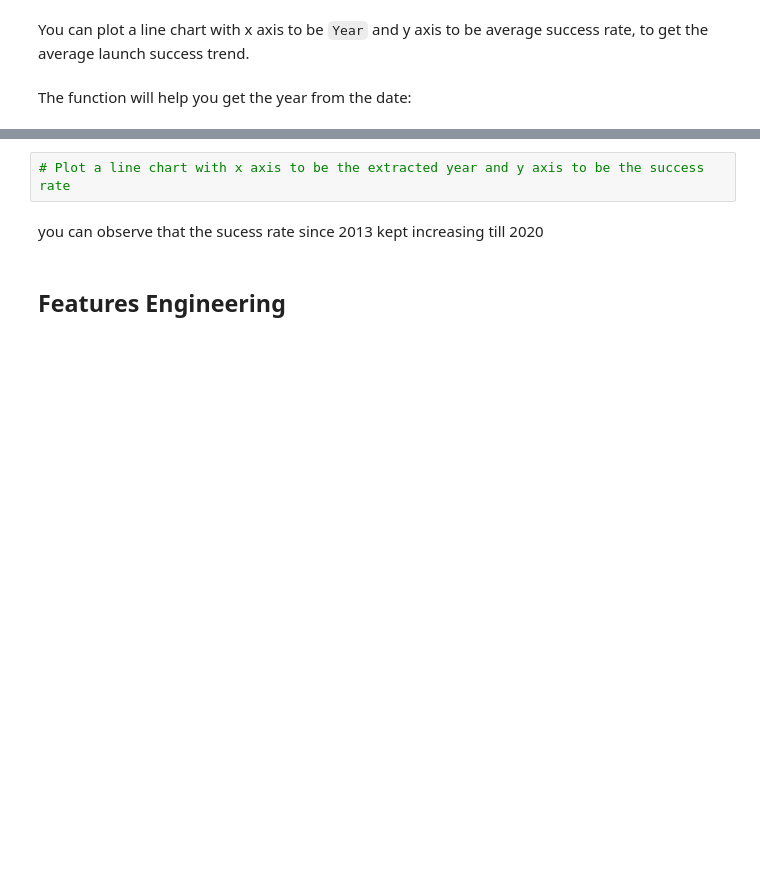
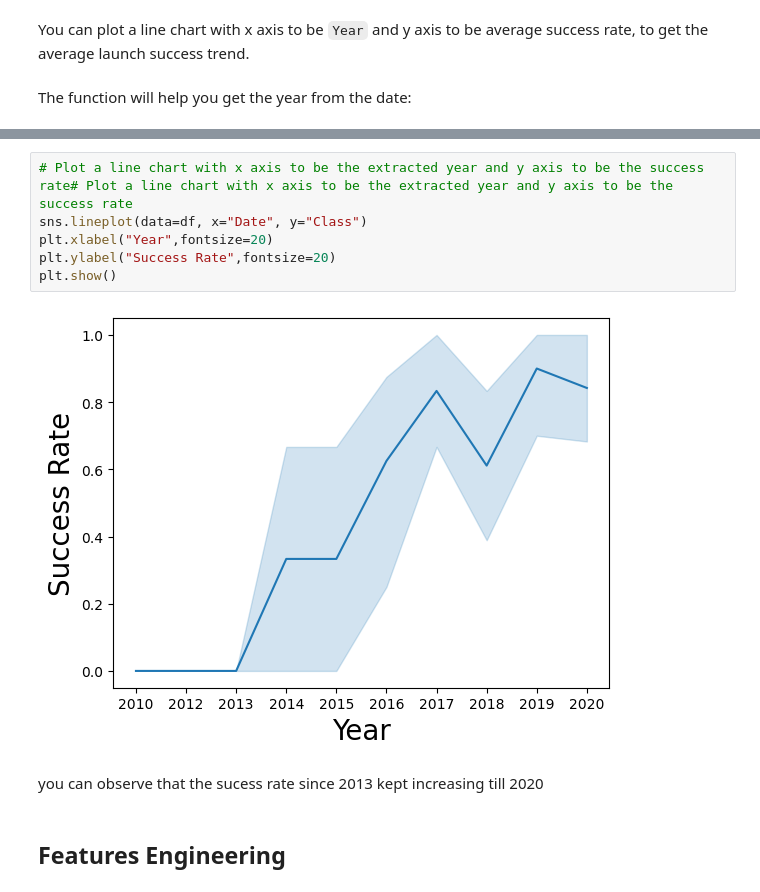
Before and after one commit to msocoursera/coursera-ds-capstone, a Jupyter notebook: edadataviz.ipynb, the cells around one changed output, grey strips where cells are left out. Drawn from its saved outputs; the diff is of its cells as text; blank space fills up the shorter version.

```diff
--- a/edadataviz.ipynb
+++ b/edadataviz.ipynb
@@ -198,7 +199,13 @@ df.head()
 | 3 | 4 | 2013 | Falcon 9 | 500.000000 | PO | VAFB SLC 4E | False Ocean | 1 | False | ... |
 | 4 | 5 | 2013 | Falcon 9 | 3170.000000 | GTO | CCAFS SLC 40 | None None | 1 | False | ... |
 # %%
-# Plot a line chart with x axis to be the extracted year and y axis to be the success rate
+# Plot a line chart with x axis to be the extracted year and y axis to be the success rate# Plot a line chart with x axis to be the extracted year and y axis to be the success rate
+sns.lineplot(data=df, x="Date", y="Class")
+plt.xlabel("Year",fontsize=20)
+plt.ylabel("Success Rate",fontsize=20)
+plt.show()
+# %% [output]
+[figure, added]
 # %% [markdown]
 you can observe that the sucess rate since 2013 kept increasing till 2020
 # %% [markdown]
```
Also changed, not shown: parts of 4 cells of this notebook.
